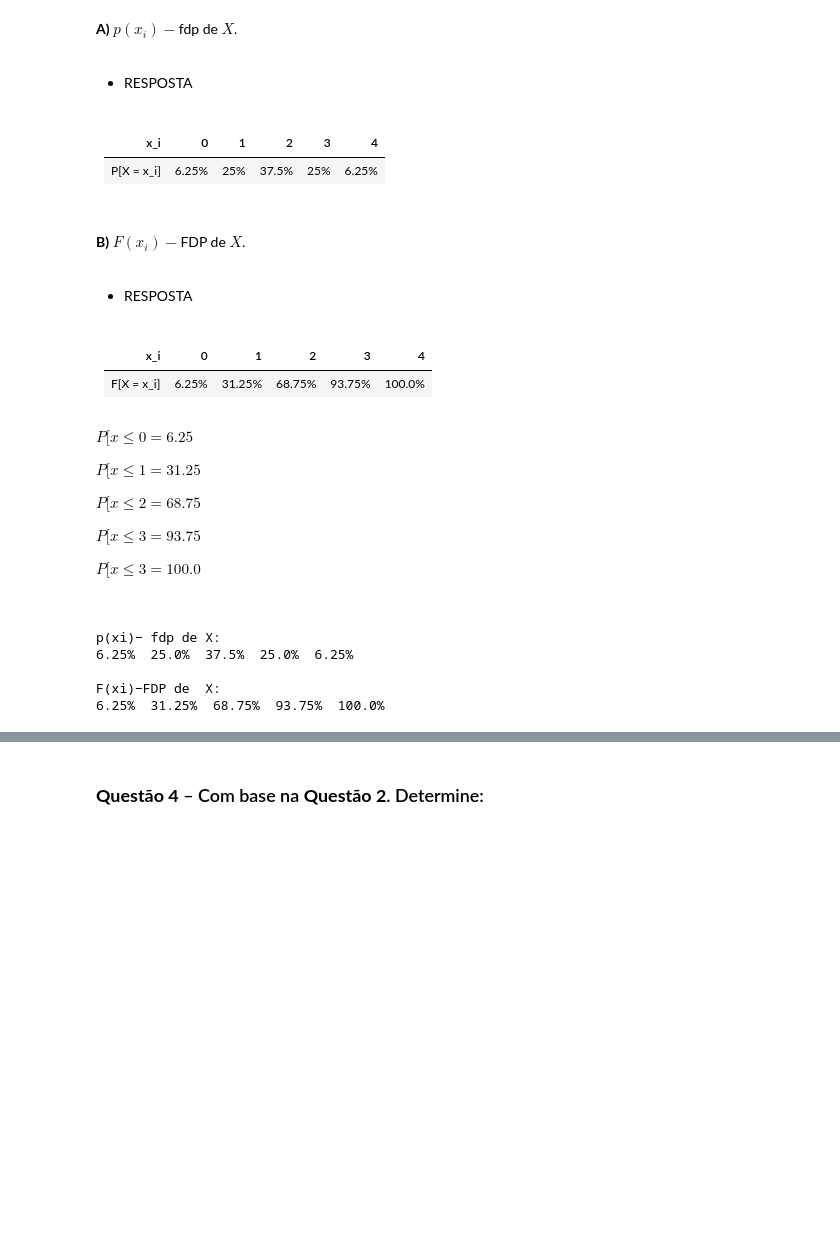
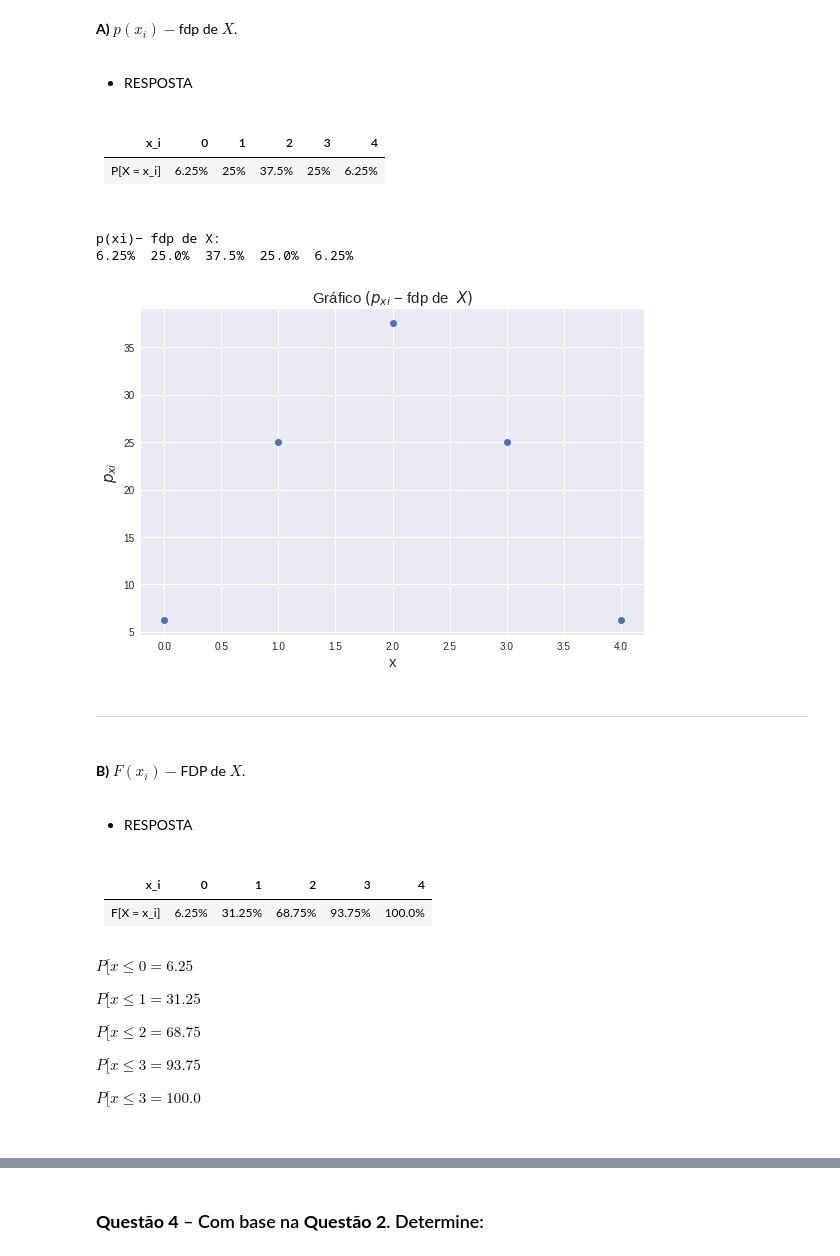
Before and after one commit to Oseiasdfarias/ProbabilidadeProcessosEstocarticos, a Jupyter notebook: FEE_PPE_LE_U04_P01_Oseias_Dias_de_Farias_201733940002.ipynb, the cells around one changed output, grey strips where cells are left out. Saved outputs shown, nothing was run; the diff lists cells and outputs as text; code cells hidden in the pictures; blank space fills up the shorter version.

```diff
--- a/FEE_PPE_LE_U04_P01_Oseias_Dias_de_Farias_201733940002.ipynb
+++ b/FEE_PPE_LE_U04_P01_Oseias_Dias_de_Farias_201733940002.ipynb
@@ -258,7 +284,31 @@ Soma das Probabilidades: 1.0000000000000004
 
 
 <br>
+# %%
+x_i = np.array([0, 1, 2, 3, 4])
+prob_q1 = np.array([1/16, 1/4, 3/8, 1/4, 1/16], dtype="float64")
+fdp_q1 = prob_q1*100.0
+
+print(f"\np(xi)− fdp de X:")
+for i in fdp_q1:
+  print(f"{i}% ", end=" ")
+
+# Gráfico da Função Densidade de Probabilidade
+plt.figure(figsize=(9, 6))
+plt.plot(x_i, fdp_q1, "o")
+plt.title("Gráfico $( p_{xi}$ − fdp de  $X )$", fontsize=15)
+plt.xlabel("x", fontsize=15)
+plt.ylabel("$p_{xi}$", fontsize=15)
+plt.show()
+# %% [output]
+p(xi)− fdp de X:
+6.25%  25.0%  37.5%  25.0%  6.25%
+[figure, added]
 # %% [markdown]
+---
+
+<br>
+
 **B)** $F(x_i)-$FDP de $X$.
 
 
@@ -287,24 +337,3 @@ $ P[x \leq 3 = 100.0%] $
 
 
 <br>
-# %%
-prob_q1 = np.array([1/16, 1/4, 3/8, 1/4, 1/16], dtype="float64")
-fdp_q1 = prob_q1*100.0
-
-print(f"\np(xi)− fdp de X:")
-for i in fdp_q1:
-  print(f"{i}% ", end=" ")
-
-FDP_q1 = np.zeros(5)
-for i in range(0, 5):
-  FDP_q1[i] = fdp_q1[:i+1].sum()
-
-print(f"\n\nF(xi)−FDP de  X:")
-for i in FDP_q1:
-  print(f"{i}% ", end=" ")
-# %% [output]
-p(xi)− fdp de X:
-6.25%  25.0%  37.5%  25.0%  6.25%
-
-F(xi)−FDP de  X:
-6.25%  31.25%  68.75%  93.75%  100.0%
```
Also changed, not shown: parts of 10 cells of this notebook.
